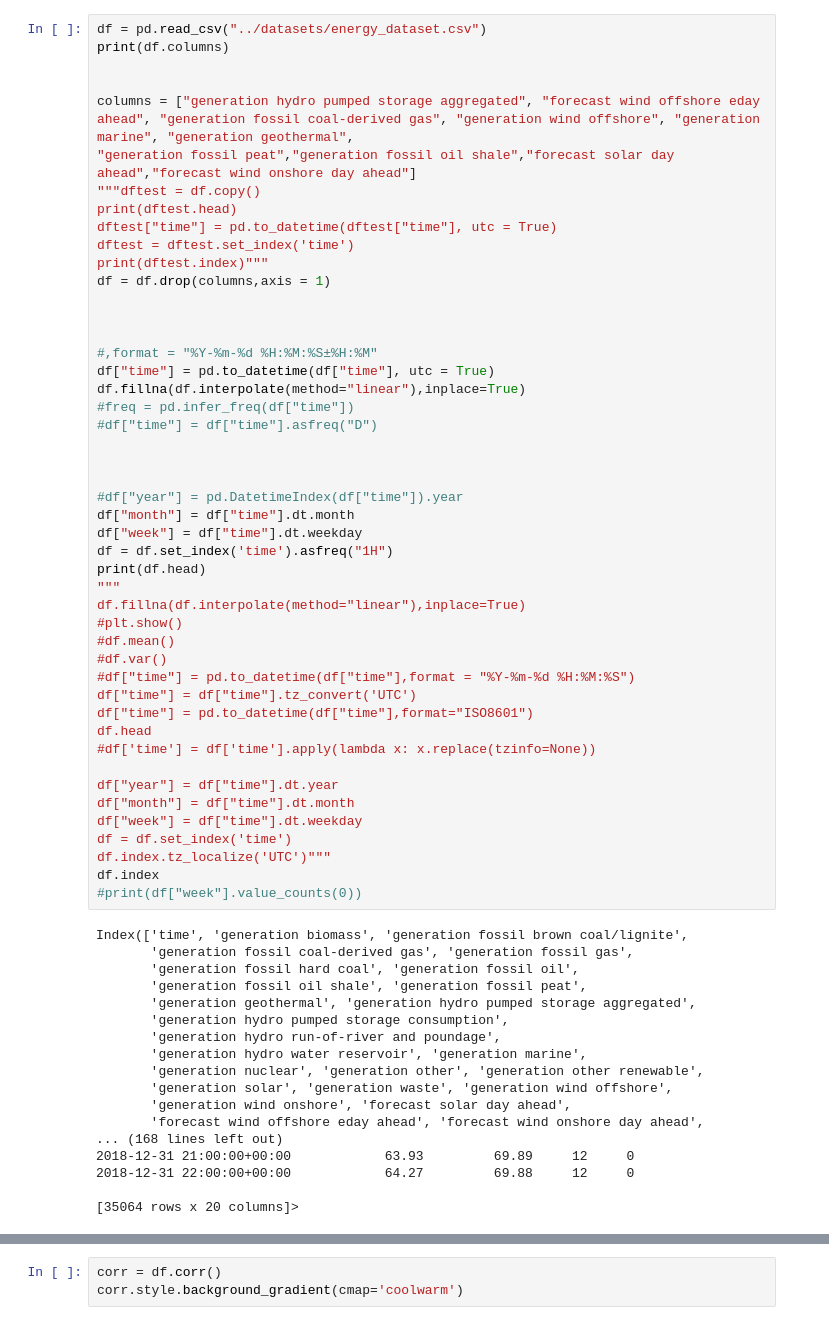
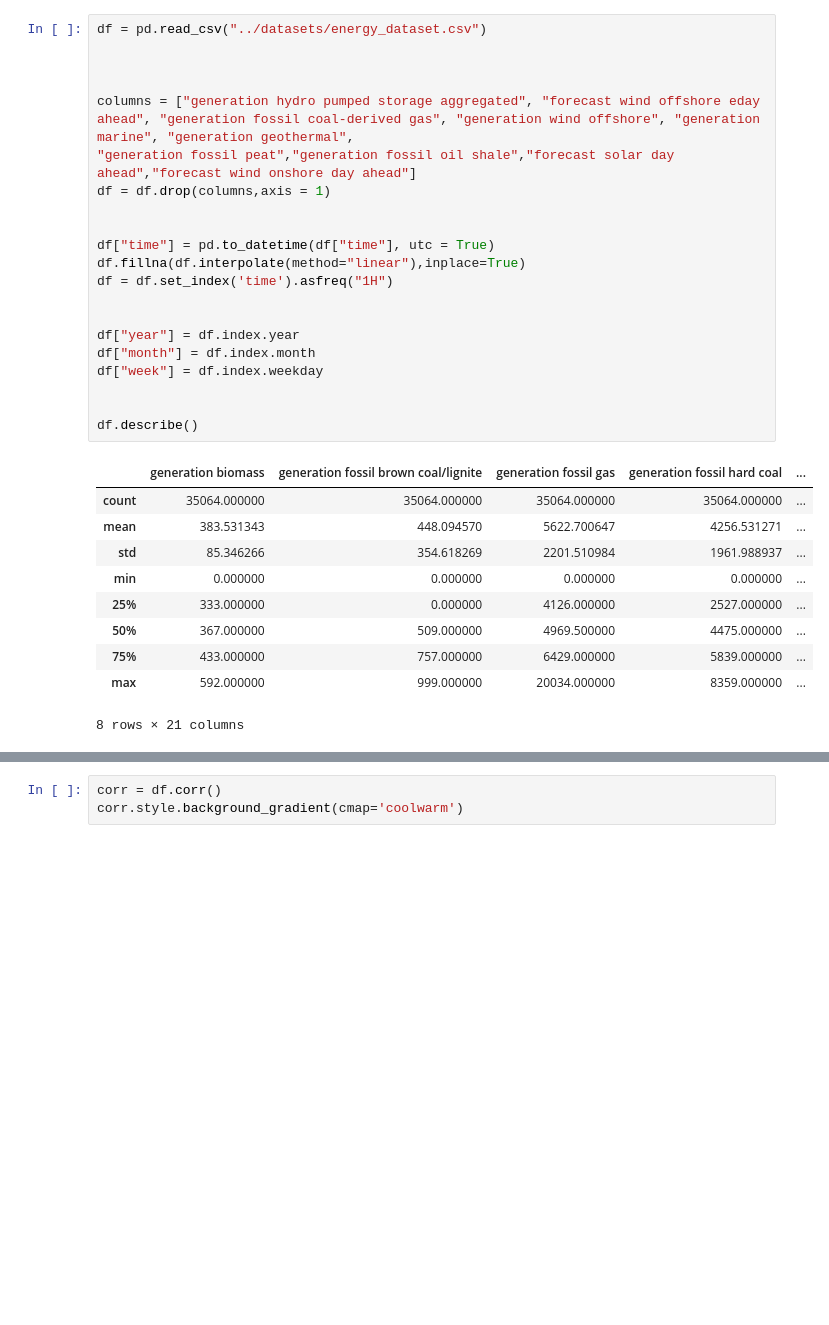
Before and after one commit to JulesJ1/Energy_Consumption_Forecasting, a Jupyter notebook: scripts/energy_dataset.ipynb, the cells around one changed output, grey strips where cells are left out. Saved outputs shown, nothing was run; the diff lists cells and outputs as text; blank space fills up the shorter version.

```diff
--- a/scripts/energy_dataset.ipynb
+++ b/scripts/energy_dataset.ipynb
@@ -9,65 +11,32 @@ import data
 # %%
 df = pd.read_csv("../datasets/energy_dataset.csv")
-print(df.columns)
+
 
 
 columns = ["generation hydro pumped storage aggregated", "forecast wind offshore eday ahead", "generation fossil coal-derived gas", "generation wind offshore", "generation marine", "generation geothermal",
 "generation fossil peat","generation fossil oil shale","forecast solar day ahead","forecast wind onshore day ahead"]
-"""dftest = df.copy()
-print(dftest.head)
-dftest["time"] = pd.to_datetime(dftest["time"], utc = True)
-dftest = dftest.set_index('time')
-print(dftest.index)"""
 df = df.drop(columns,axis = 1)
 
 
-
-#,format = "%Y-%m-%d %H:%M:%S±%H:%M"
 df["time"] = pd.to_datetime(df["time"], utc = True)
 df.fillna(df.interpolate(method="linear"),inplace=True)
-#freq = pd.infer_freq(df["time"])
-#df["time"] = df["time"].asfreq("D")
+df = df.set_index('time').asfreq("1H")
 
 
+df["year"] = df.index.year
+df["month"] = df.index.month
+df["week"] = df.index.weekday
 
-#df["year"] = pd.DatetimeIndex(df["time"]).year
-df["month"] = df["time"].dt.month
-df["week"] = df["time"].dt.weekday
-df = df.set_index('time').asfreq("1H")
-print(df.head)
-"""
-df.fillna(df.interpolate(method="linear"),inplace=True)
-#plt.show()
-#df.mean()
-#df.var()
-#df["time"] = pd.to_datetime(df["time"],format = "%Y-%m-%d %H:%M:%S")
-df["time"] = df["time"].tz_convert('UTC')
-df["time"] = pd.to_datetime(df["time"],format="ISO8601")
-df.head
-#df['time'] = df['time'].apply(lambda x: x.replace(tzinfo=None))
 
-df["year"] = df["time"].dt.year
-df["month"] = df["time"].dt.month
-df["week"] = df["time"].dt.weekday
-df = df.set_index('time')
-df.index.tz_localize('UTC')"""
-df.index
-#print(df["week"].value_counts(0))
+df.describe()
 # %% [output]
+|  | generation biomass | generation fossil brown coal/lignite | generation fossil gas | generation fossil hard coal | ... |
+| count | 35064.000000 | 35064.000000 | 35064.000000 | 35064.000000 | ... |
+| mean | 383.531343 | 448.094570 | 5622.700647 | 4256.531271 | ... |
+| std | 85.346266 | 354.618269 | 2201.510984 | 1961.988937 | ... |
+| min | 0.000000 | 0.000000 | 0.000000 | 0.000000 | ... |
+| 25% | 333.000000 | 0.000000 | 4126.000000 | 2527.000000 | ... |
+| 50% | 367.000000 | 509.000000 | 4969.500000 | 4475.000000 | ... |
+| 75% | 433.000000 | 757.000000 | 6429.000000 | 5839.000000 | ... |
+| max | 592.000000 | 999.000000 | 20034.000000 | 8359.000000 | ... |
-Index(['time', 'generation biomass', 'generation fossil brown coal/lignite',
-       'generation fossil coal-derived gas', 'generation fossil gas',
-       'generation fossil hard coal', 'generation fossil oil',
-       'generation fossil oil shale', 'generation fossil peat',
-       'generation geothermal', 'generation hydro pumped storage aggregated',
-       'generation hydro pumped storage consumption',
-       'generation hydro run-of-river and poundage',
-       'generation hydro water reservoir', 'generation marine',
-       'generation nuclear', 'generation other', 'generation other renewable',
-       'generation solar', 'generation waste', 'generation wind offshore',
-       'generation wind onshore', 'forecast solar day ahead',
-       'forecast wind offshore eday ahead', 'forecast wind onshore day ahead',
-... (168 lines left out)
-2018-12-31 21:00:00+00:00            63.93         69.89     12     0
-2018-12-31 22:00:00+00:00            64.27         69.88     12     0
-
-[35064 rows x 20 columns]>
+8 rows × 21 columns
```
Also changed, not shown: parts of 14 cells of this notebook, 6 other files.
